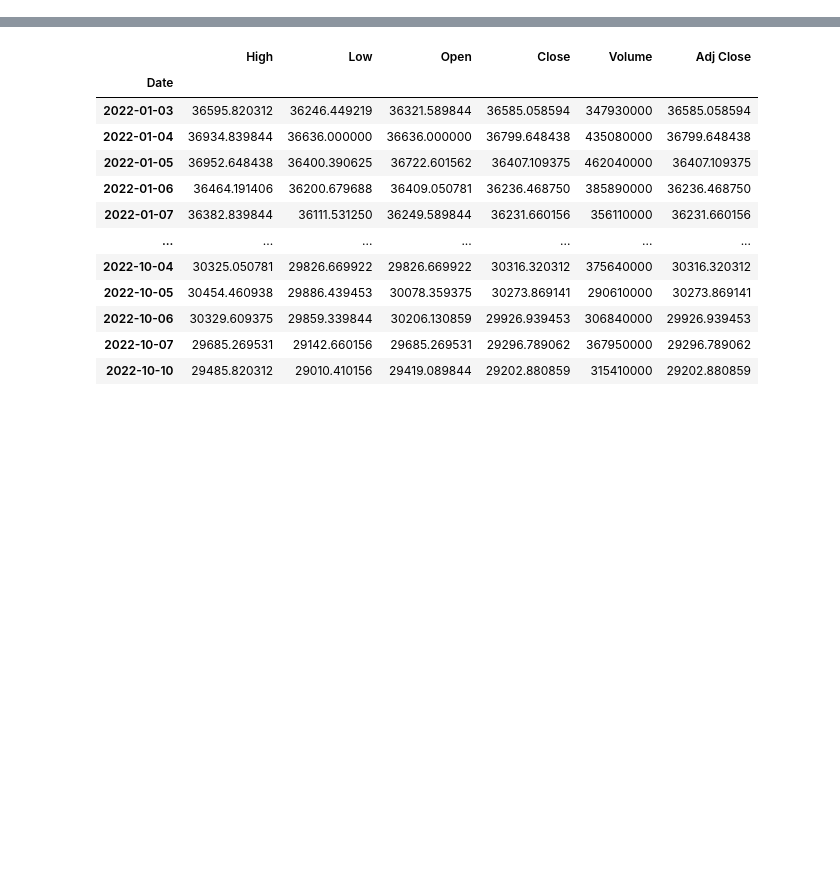
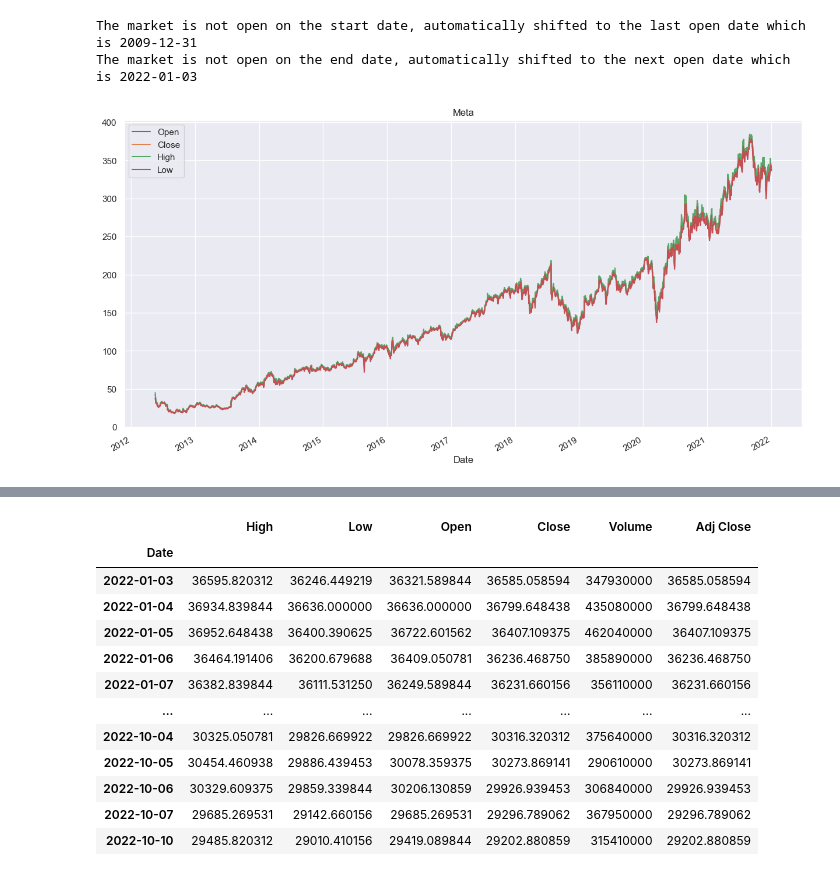
Before and after one commit to Ko2259/StockPrice, a Jupyter notebook: StockPrice/1.ipynb, the cells around one changed output, grey strips where cells are left out. Cells and saved outputs as stored; diff of their text form; code cells hidden in the pictures; blank space fills up the shorter version.

```diff
--- a/StockPrice/1.ipynb
+++ b/StockPrice/1.ipynb
@@ -11,0 +226,9 @@ from sktime.forecasting.tbats import TBATS
+# %%
+data = StockData(["Meta"], start = "2010-01-01", end = "2022-01-01")
+# %% [output]
+The market is not open on the start date, automatically shifted to the last open date which is 2009-12-31
+The market is not open on the end date, automatically shifted to the next open date which is 2022-01-03
+# %%
+data.price_plot()
+# %% [output]
+[figure, added]
```
Also changed, not shown: parts of 16 cells of this notebook, 7 other files.
